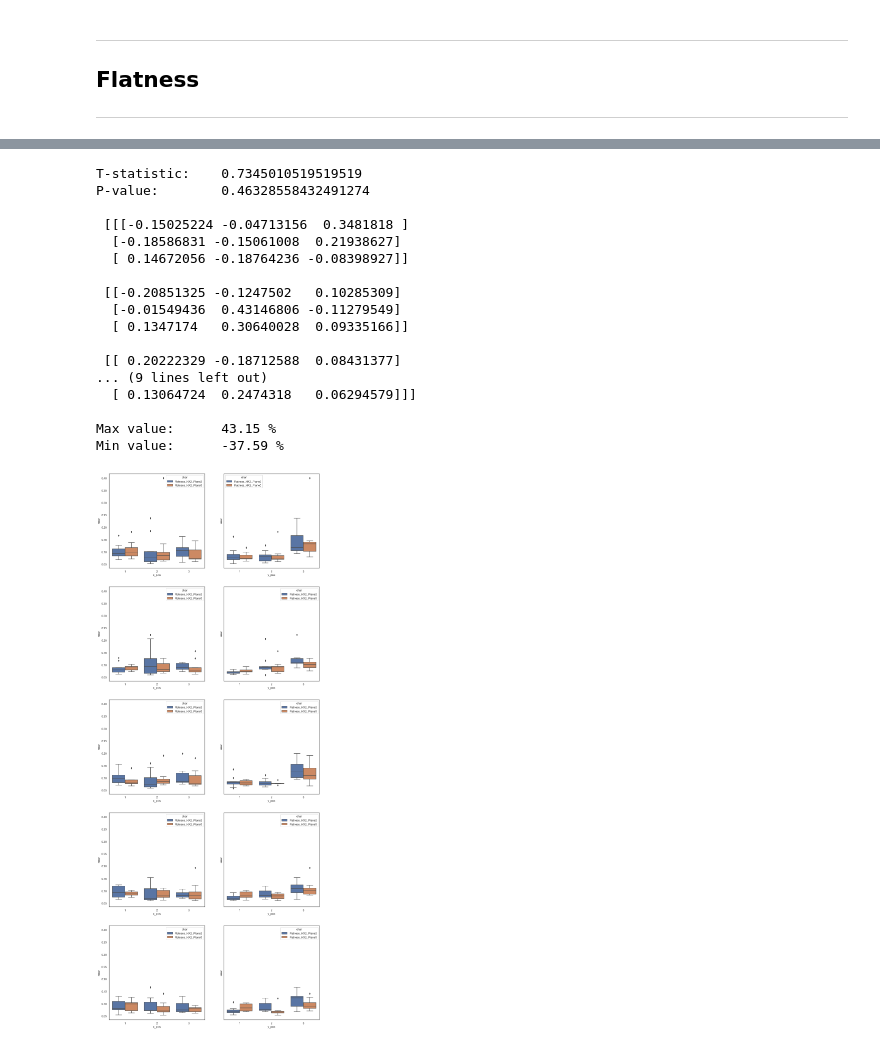
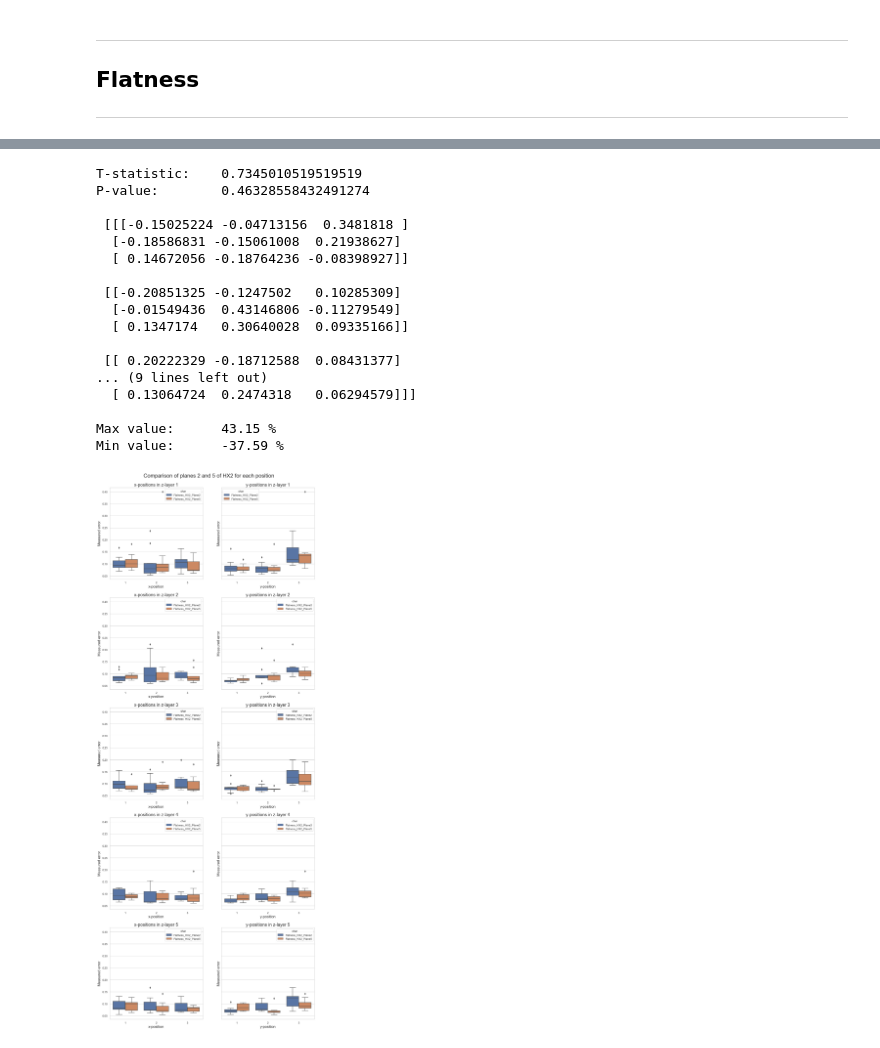
Before and after one commit to TheThorb/Leirmo_Exp1_Publication1, a Jupyter notebook: xy_variations.ipynb, the cells around one changed output, grey strips where cells are left out. Saved outputs shown, nothing was run; the diff lists cells and outputs as text; code cells hidden in the pictures.

Commit message:
Complete plots and comenting
Completed the plots for comparison of planes 2 and 5 in HX2 - including axis labels. Added comments to describe code.

```diff
--- a/xy_variations.ipynb
+++ b/xy_variations.ipynb
@@ -371,7 +373,7 @@ for char, i in zip(chars, range(len(chars))):
         dfs[i].insert(loc=2, column='char', value=char)
 
 # Concatinate dataframes
-df = pd.concat([df1, df2])
+df = pd.concat(dfs)
 
 
 ## Filter data
@@ -415,36 +417,46 @@ for z in [1, 2, 3, 4, 5]:
 
 print("\n", matrix)
 
 print("\nMax value:\t{:.2f} %\nMin value:\t{:.2f} %".format(matrix.max() * 100, matrix.min() * 100))
 
 fig, axs = plt.subplots(nrows=5, ncols=2, figsize=(15,40), sharey=True)
 
+fig.suptitle('Comparison of planes 2 and 5 of HX2 for each position', y=0.9, fontsize=22)
+
+# Go through all z-layers
 for i in range(5):
+    # Isolate data for the relevant z-layer
     temp = df[df['z_pos'] == i+1]
 
-    sns.boxplot(ax=axs[i, 0], x='x_pos', y='error', hue='char', data=temp)
-    sns.boxplot(ax=axs[i, 1], x='y_pos', y='error', hue='char', data=temp)
+    # Iterate between x- and y-positions
+    for j in range(2):
+        # Create boxplot
+        b = sns.boxplot(ax=axs[i, j], x='{}_pos'.format('y' if j else 'x'), y='error', hue='char', data=temp)
+        b.axes.set_title("{}-positions in z-layer {}".format('y' if j else 'x', i+1), fontsize=18)
+        b.set_xlabel("{}-position".format('y' if j else 'x'), fontsize=15)
+        b.set_ylabel("Measured error", fontsize=15)
 
+# Display the figure
 plt.show()
 # %% [output]
 T-statistic:    0.7345010519519519
 P-value:        0.46328558432491274
 
  [[[-0.15025224 -0.04713156  0.3481818 ]
   [-0.18586831 -0.15061008  0.21938627]
   [ 0.14672056 -0.18764236 -0.08398927]]
 
  [[-0.20851325 -0.1247502   0.10285309]
   [-0.01549436  0.43146806 -0.11279549]
   [ 0.1347174   0.30640028  0.09335166]]
 
  [[ 0.20222329 -0.18712588  0.08431377]
 ... (9 lines left out)
   [ 0.13064724  0.2474318   0.06294579]]]
 
 Max value:      43.15 %
 Min value:      -37.59 %
-[figure, old version]
+[figure, new version]
 # %%
 """
 Conduct T-test between all combinations of x-positions.
```
Also changed, not shown: parts of 6 cells of this notebook.
